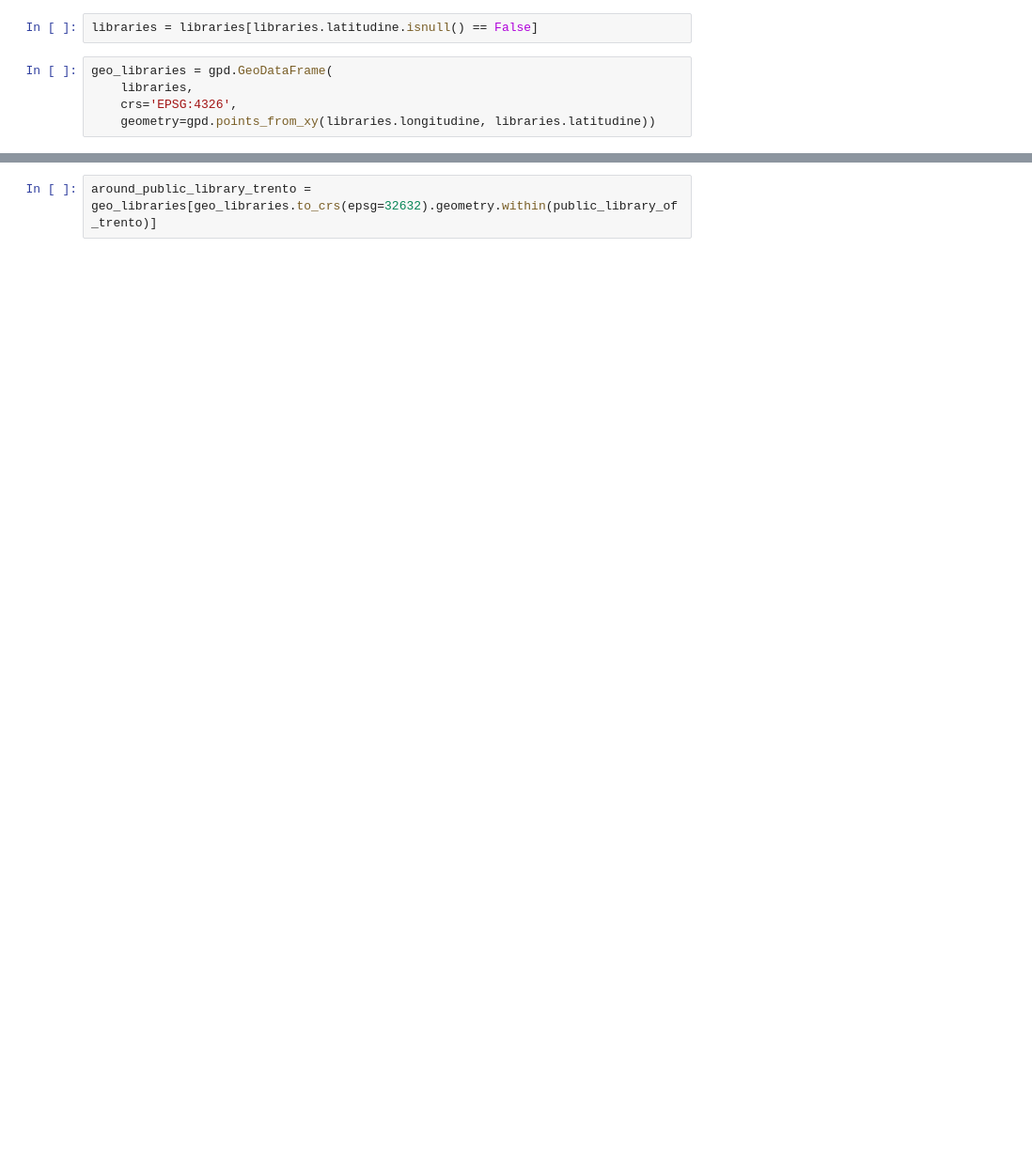
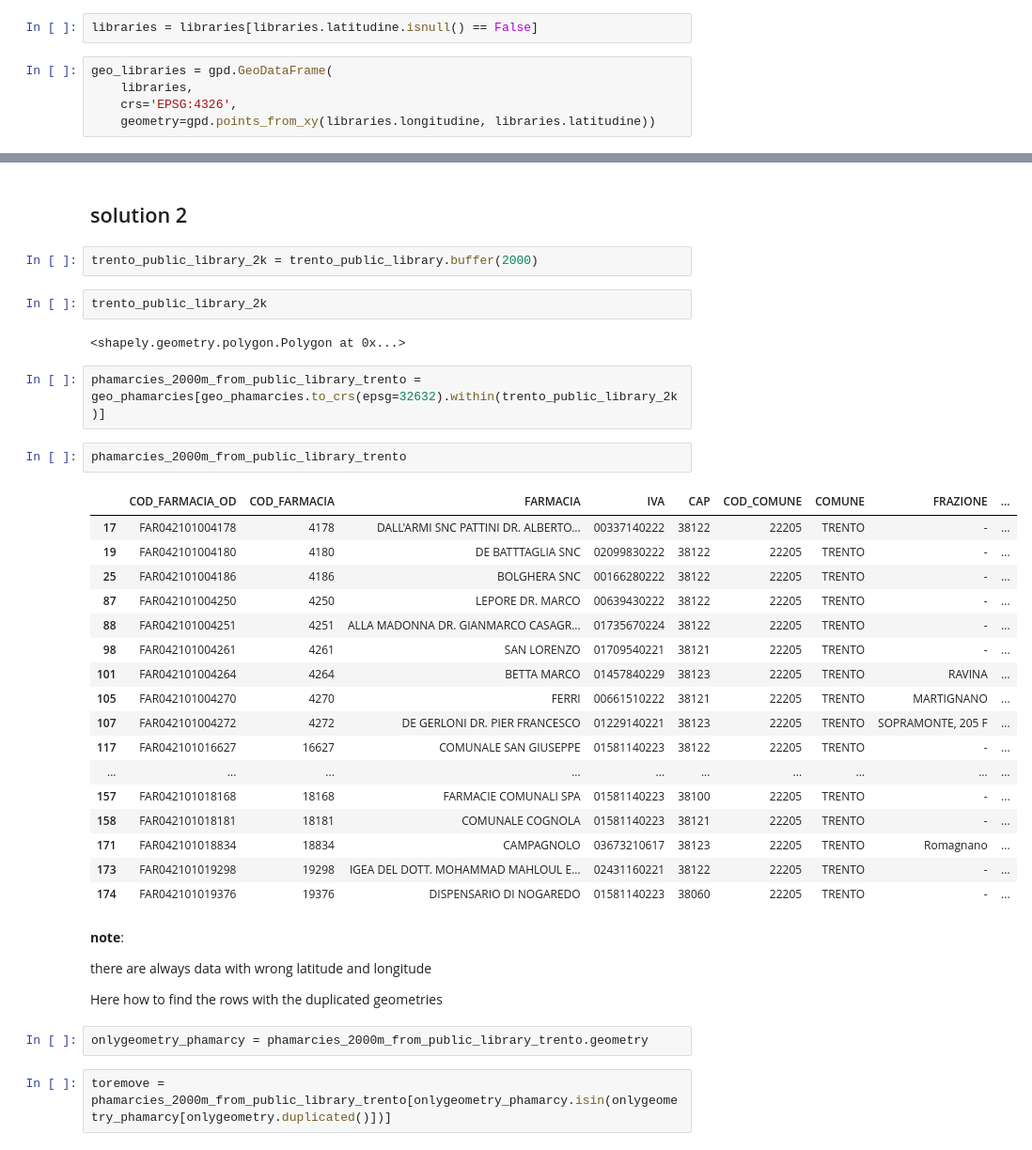
Before and after one commit to napo/geospatial_course_unitn, a Jupyter notebook: code/02_solution_exercise_for_spatial_relationships.ipynb, the cells around one changed output, grey strips where cells are left out. Shown at 94% size. Cells and saved outputs as stored; diff of their text form; blank space fills up the shorter version.

```diff
--- a/code/02_solution_exercise_for_spatial_relationships.ipynb
+++ b/code/02_solution_exercise_for_spatial_relationships.ipynb
@@ -91,2 +390,40 @@ public_library_of_trento = geo_libraries[geo_libraries['codice-isil'] == 'IT-TN0
+# %% [markdown]
+## solution 2
+# %%
+trento_public_library_2k = trento_public_library.buffer(2000)
+# %%
+trento_public_library_2k
+# %% [output]
+<shapely.geometry.polygon.Polygon at 0x...>
 # %%
-around_public_library_trento = geo_libraries[geo_libraries.to_crs(epsg=32632).geometry.within(public_library_of_trento)]
+phamarcies_2000m_from_public_library_trento = geo_phamarcies[geo_phamarcies.to_crs(epsg=32632).within(trento_public_library_2k)]
+# %%
+phamarcies_2000m_from_public_library_trento
+# %% [output]
+|  | COD_FARMACIA_OD | COD_FARMACIA | FARMACIA | IVA | CAP | COD_COMUNE | COMUNE | FRAZIONE | ... |
+| 17 | FAR042101004178 | 4178 | DALL'ARMI SNC PATTINI DR. ALBERTO... | 00337140222 | 38122 | 22205 | TRENTO | - | ... |
+| 19 | FAR042101004180 | 4180 | DE BATTTAGLIA SNC | 02099830222 | 38122 | 22205 | TRENTO | - | ... |
+| 25 | FAR042101004186 | 4186 | BOLGHERA SNC | 00166280222 | 38122 | 22205 | TRENTO | - | ... |
+| 87 | FAR042101004250 | 4250 | LEPORE DR. MARCO | 00639430222 | 38122 | 22205 | TRENTO | - | ... |
+| 88 | FAR042101004251 | 4251 | ALLA MADONNA DR. GIANMARCO CASAGR... | 01735670224 | 38122 | 22205 | TRENTO | - | ... |
+| 98 | FAR042101004261 | 4261 | SAN LORENZO | 01709540221 | 38121 | 22205 | TRENTO | - | ... |
+| 101 | FAR042101004264 | 4264 | BETTA MARCO | 01457840229 | 38123 | 22205 | TRENTO | RAVINA | ... |
+| 105 | FAR042101004270 | 4270 | FERRI | 00661510222 | 38121 | 22205 | TRENTO | MARTIGNANO | ... |
+| 107 | FAR042101004272 | 4272 | DE GERLONI DR. PIER FRANCESCO | 01229140221 | 38123 | 22205 | TRENTO | SOPRAMONTE, 205 F | ... |
+| 117 | FAR042101016627 | 16627 | COMUNALE SAN GIUSEPPE | 01581140223 | 38122 | 22205 | TRENTO | - | ... |
+| ... | ... | ... | ... | ... | ... | ... | ... | ... | ... |
+| 157 | FAR042101018168 | 18168 | FARMACIE COMUNALI SPA | 01581140223 | 38100 | 22205 | TRENTO | - | ... |
+| 158 | FAR042101018181 | 18181 | COMUNALE COGNOLA | 01581140223 | 38121 | 22205 | TRENTO | - | ... |
+| 171 | FAR042101018834 | 18834 | CAMPAGNOLO | 03673210617 | 38123 | 22205 | TRENTO | Romagnano | ... |
+| 173 | FAR042101019298 | 19298 | IGEA DEL DOTT. MOHAMMAD MAHLOUL E... | 02431160221 | 38122 | 22205 | TRENTO | - | ... |
+| 174 | FAR042101019376 | 19376 | DISPENSARIO DI NOGAREDO | 01581140223 | 38060 | 22205 | TRENTO | - | ... |
+# %% [markdown]
+**note**:
+
+there are always data with wrong latitude and longitude
+
+Here how to find the rows with the duplicated geometries
+# %%
+onlygeometry_phamarcy = phamarcies_2000m_from_public_library_trento.geometry
+# %%
+toremove = phamarcies_2000m_from_public_library_trento[onlygeometry_phamarcy.isin(onlygeometry_phamarcy[onlygeometry.duplicated()])]
```
Also changed, not shown: parts of 78 cells of this notebook.
